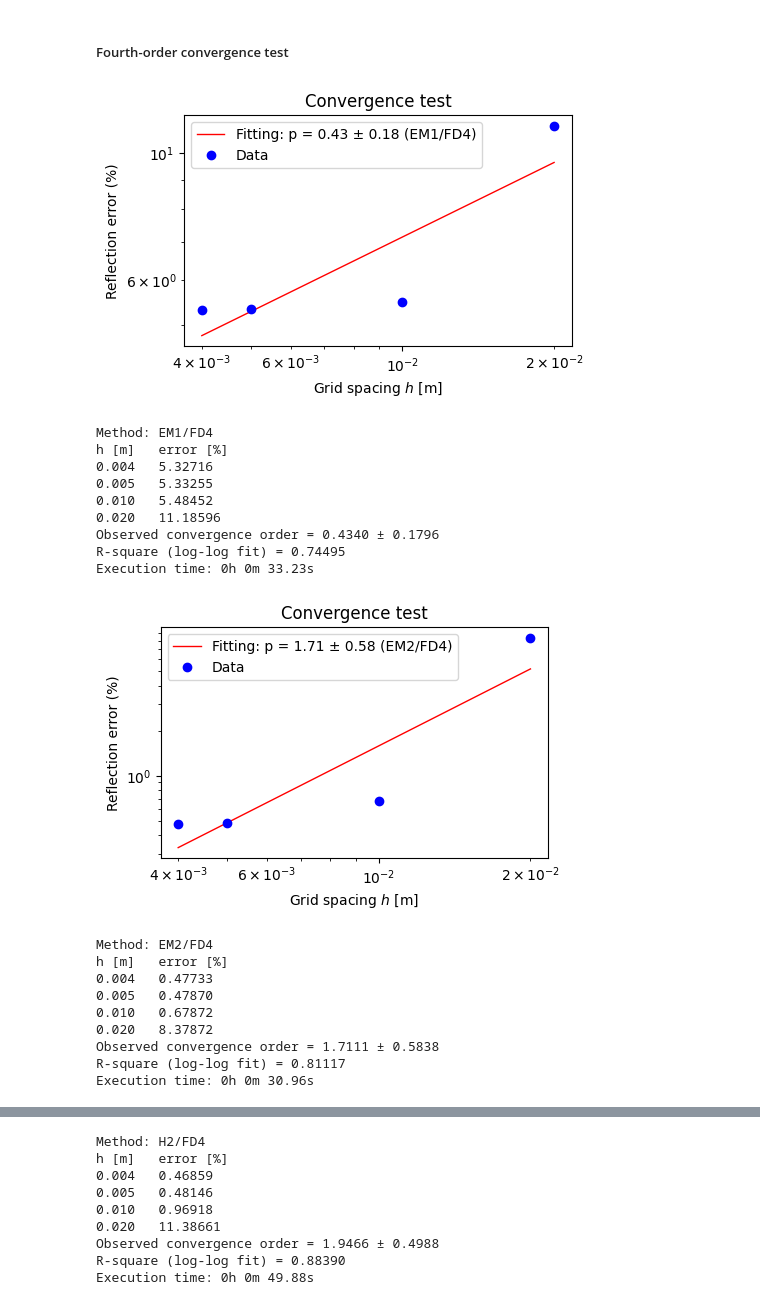
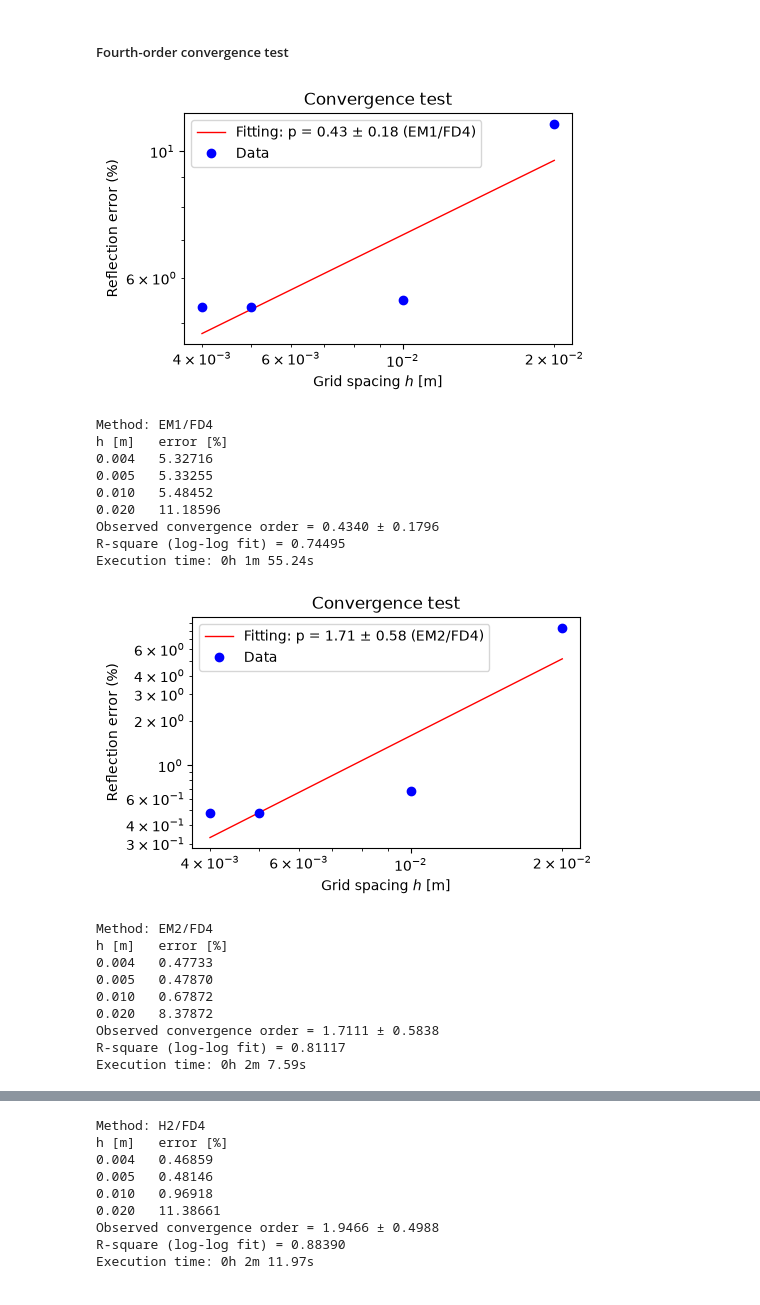
Before and after one commit to chaiwoot/PyHelmholtz, a Jupyter notebook: examples/example1.ipynb, the cells around one changed output, grey strips where cells are left out. Drawn from its saved outputs; the diff is of its cells as text; code cells hidden in the pictures.

```diff
--- a/examples/example1.ipynb
+++ b/examples/example1.ipynb
@@ -285,22 +287,22 @@ Execution time: 0h 0m 17.42s
 # %%
 # first-, second-order Engquish-Majda and second-order Higdon methods with fourth-order finite difference
 
-# Solved using MUMPS on 12 cores
-compute_convergence_rate(h_array, fd_order=4, abm_name="EM1", nprocs=12) # p_obs = 0.4340 ± 0.1796
-compute_convergence_rate(h_array, fd_order=4, abm_name="EM2", nprocs=12) # p_obs = 1.7111 ± 0.5838
-compute_convergence_rate(h_array, fd_order=4, abm_name="H2", nprocs=12) # p_obs = 1.9466 ± 0.4988
+# Solved using MUMPS on 1 core
+compute_convergence_rate(h_array, fd_order=4, abm_name="EM1", nprocs=1) # p_obs = 0.4340 ± 0.1796
+compute_convergence_rate(h_array, fd_order=4, abm_name="EM2", nprocs=1) # p_obs = 1.7111 ± 0.5838
+compute_convergence_rate(h_array, fd_order=4, abm_name="H2", nprocs=1) # p_obs = 1.9466 ± 0.4988
 # %% [output]
-[figure, old version]
+[figure, new version]
 Method: EM1/FD4
 h [m]   error [%]
 0.004   5.32716
 0.005   5.33255
 0.010   5.48452
 0.020   11.18596
 Observed convergence order = 0.4340 ± 0.1796
 R-square (log-log fit) = 0.74495
-Execution time: 0h 0m 33.23s
+Execution time: 0h 1m 55.24s
-[figure, old version]
+[figure, new version]
 Method: EM2/FD4
 h [m]   error [%]
 0.004   0.47733
@@ -309,4 +311,4 @@ h [m]   error [%]
 0.020   8.37872
 Observed convergence order = 1.7111 ± 0.5838
 R-square (log-log fit) = 0.81117
-Execution time: 0h 0m 30.96s
+Execution time: 0h 2m 7.59s
@@ -319,7 +321,7 @@ h [m]   error [%]
 0.020   11.38661
 Observed convergence order = 1.9466 ± 0.4988
 R-square (log-log fit) = 0.88390
-Execution time: 0h 0m 49.88s
+Execution time: 0h 2m 11.97s
 # %%
 # Ren-Liu hybird methods with fourth-order finite difference
 
```
Also changed, not shown: parts of 9 cells of this notebook.
